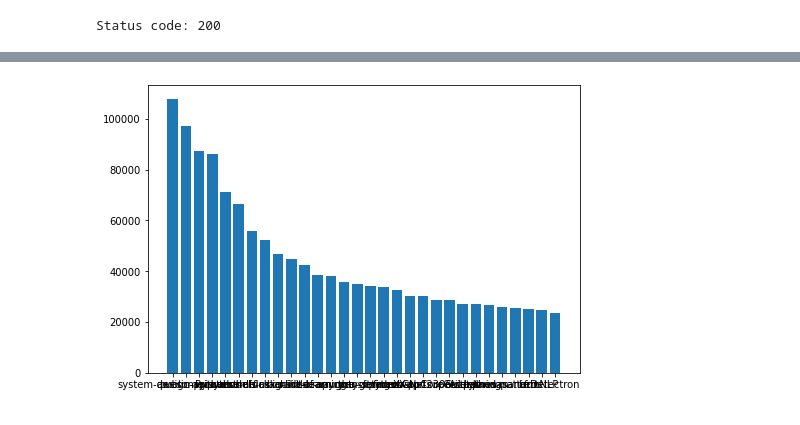
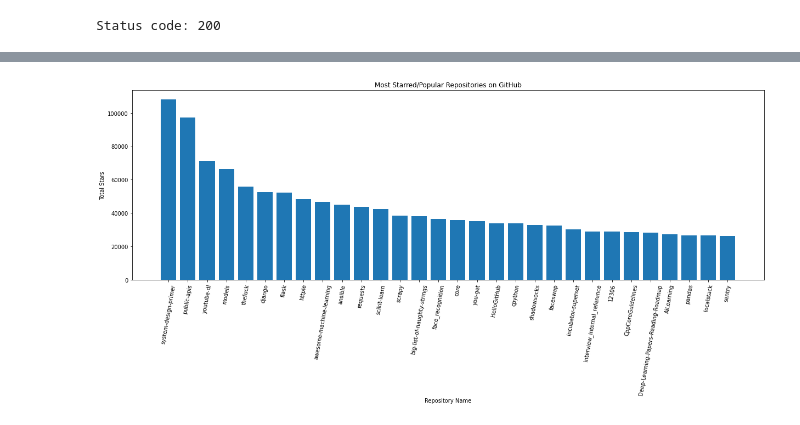
Before and after one commit to chrisvidetto1/Portfolio, a Jupyter notebook: API_GitHub.ipynb, the cells around one changed output, grey strips where cells are left out. Drawn from its saved outputs; the diff is of its cells as text; code cells hidden in the pictures.

```diff
--- a/API_GitHub.ipynb
+++ b/API_GitHub.ipynb
@@ -64,26 +65,21 @@ updated_at
 url
 watchers
 watchers_count
-# %%
-repo_dicts = repo_dicts[0]
-print(f"Repositories returned: {len(repo_dicts)}")
-for repo_dict in repo_dicts:
-  print("\nSelected information about each repository:")
-  print(f"Name: {repo_dicts['name']}")
 # %%
 repo_dicts
 # %%
-### Lets create a loop to print out information for the top repositories
-
+### Lets create a function to print out information for the top repositories
 repo_dicts = response_dict['items']
-print(f"Repositories returned: {len(repo_dicts)}")
-for repo_dict in repo_dicts:
-  print("\nSelected information about each repository:")
-  print(f"Name: {repo_dict['name']}")
-  print(f"Owner: {repo_dict['owner']['login']}")
-  print(f"Stars: {repo_dict['stargazers_count']}")
-  print(f"Repository: {repo_dict['html_url']}")
-  print(f"Created: {repo_dict['created_at']}")
-  print(f"Updated: {repo_dict['updated_at']}")
-  print(f"Description: {repo_dict['description']}")
+print(f"Total Repositories returned: {len(repo_dicts)}")
+repo2 = repo_dicts[0:5]
+print(f"Sliced Repositories returned: {len(repo2)}")
+for repo_dict in repo2:
+      print("\nSelected information about each repository:")
+      print(f"Name: {repo_dict['name']}")
+      print(f"Owner: {repo_dict['owner']['login']}")
+      print(f"Stars: {repo_dict['stargazers_count']}")
+      print(f"Repository: {repo_dict['html_url']}")
+      print(f"Created: {repo_dict['created_at']}")
+      print(f"Updated: {repo_dict['updated_at']}")
+      print(f"Description: {repo_dict['description']}")
 # %% [output]
@@ -176,3 +174,10 @@ pio.show(fig)
 temp = px.bar(response_dict, x=repo_names, y=stars, title="Most-Starred Repositories on GitHub")
 temp.update_layout(yaxis=dict(range=[0,90000]))
 temp
+# %%
+New = {}
+for name in repo_names:
+  for number in stars:
+    New[name] = number
+    stars.remove(number)
+    break
@@ -179,10 +188,14 @@ temp
 # %%
 import matplotlib.pyplot as plt
-fig = plt.figure()
+fig = plt.figure(figsize=[16, 4.8])
 ax = fig.add_axes([0,0,1,1])
 x = repo_names
 y = stars
 ax.bar(x, y)
+plt.xticks(rotation=80)
+plt.xlabel('Repository Name')
+plt.ylabel('Total Stars')
+plt.title('Most Starred/Popular Repositories on GitHub')
 plt.show()
 # %% [output]
-[figure, old version]
+[figure, new version]
```
Also changed, not shown: parts of 5 cells of this notebook.
